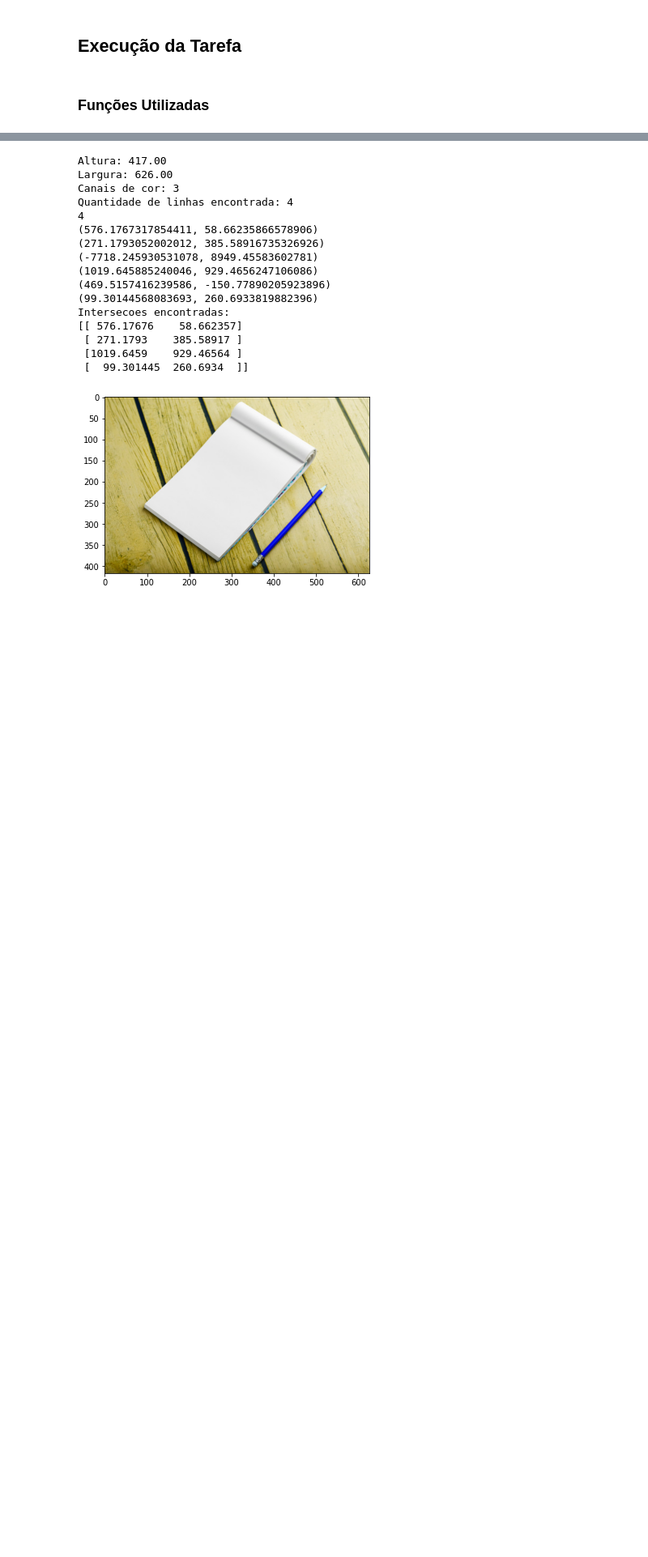
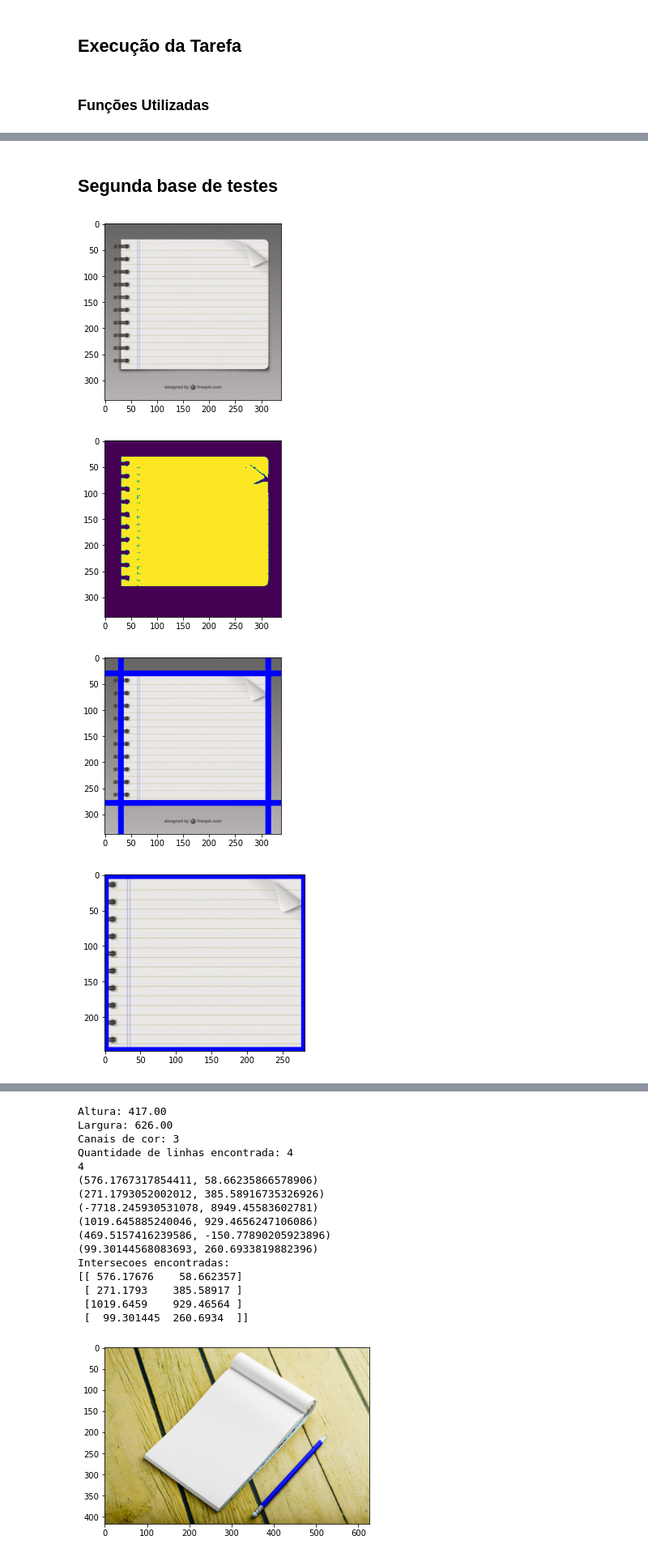
Before and after one commit to GodKelvin/PDI_Correcao_Folha, a Jupyter notebook: correcao_folha.ipynb, the cells around one changed output, grey strips where cells are left out. Shown at 81% size. Cells and saved outputs as stored; diff of their text form; code cells hidden in the pictures; blank space fills up the shorter version.

```diff
--- a/correcao_folha.ipynb
+++ b/correcao_folha.ipynb
@@ -221,0 +360,46 @@ def limpa_imagem_oper_morfol_2(image, kernel_values,inv_cor=False,opn=False,clos
+# %% [markdown]
+## Segunda base de testes
+# %%
+def exec_base2_img_c():
+    imagem_base = "base2/base2c.jpg"
+    img = cv2.imread(imagem_base)
+    show_img(img)
+
+    #Alterando a img para escala de cinza e aplicando operacoes morfologicas
+    #(image, kernel_values,inv_cor=False,opn=False,close=False,dilat=False,eros=False):
+    clean_image = limpa_imagem_oper_morfol(img, (1,5), inv_cor=True, opn=True,close=False,dilat=False,eros=False)
+    show_img(clean_image)
+
+    #Encontrando as bordas
+    vc_1 = 5
+    vc_2 = 150
+    aS = 3
+
+    #Localiza as bordas
+    bordas_img = cv2.Canny(clean_image, vc_1, vc_2, apertureSize=aS)
+    lines_img = transform_hough(4, bordas_img)
+    retas = lines_on_img(lines_img, img)
+
+    #Localiza as intersecoes
+    intersecoes = get_pontos_intersec(retas)
+
+    #Ordena os pontos das intersecoes
+    pontos = order_points(intersecoes)
+    (a, b, c, d) = pontos
+
+    #Recortando a imagem
+    cut_image(pontos, img)
+
+    #Apenas mostrando os pontos de intersecoes
+    image_points = cv2.circle(img, (int(a[0]), int(a[1])), radius=10, color=(255, 0, 0), thickness=-1)
+    image_points = cv2.circle(img, (int(b[0]), int(b[1])), radius=10, color=(255, 0, 0), thickness=-1)
+    image_points = cv2.circle(img, (int(c[0]), int(c[1])), radius=10, color=(255, 0, 0), thickness=-1)
+    image_points = cv2.circle(img, (int(d[0]), int(d[1])), radius=10, color=(255, 0, 0), thickness=-1)
+    show_img(image_points)
+
+exec_base2_img_c()
+# %% [output]
+[figure, added]
+[figure, added]
+[figure, added]
+[figure, added]
```
Also changed, not shown: parts of 9 cells of this notebook.
